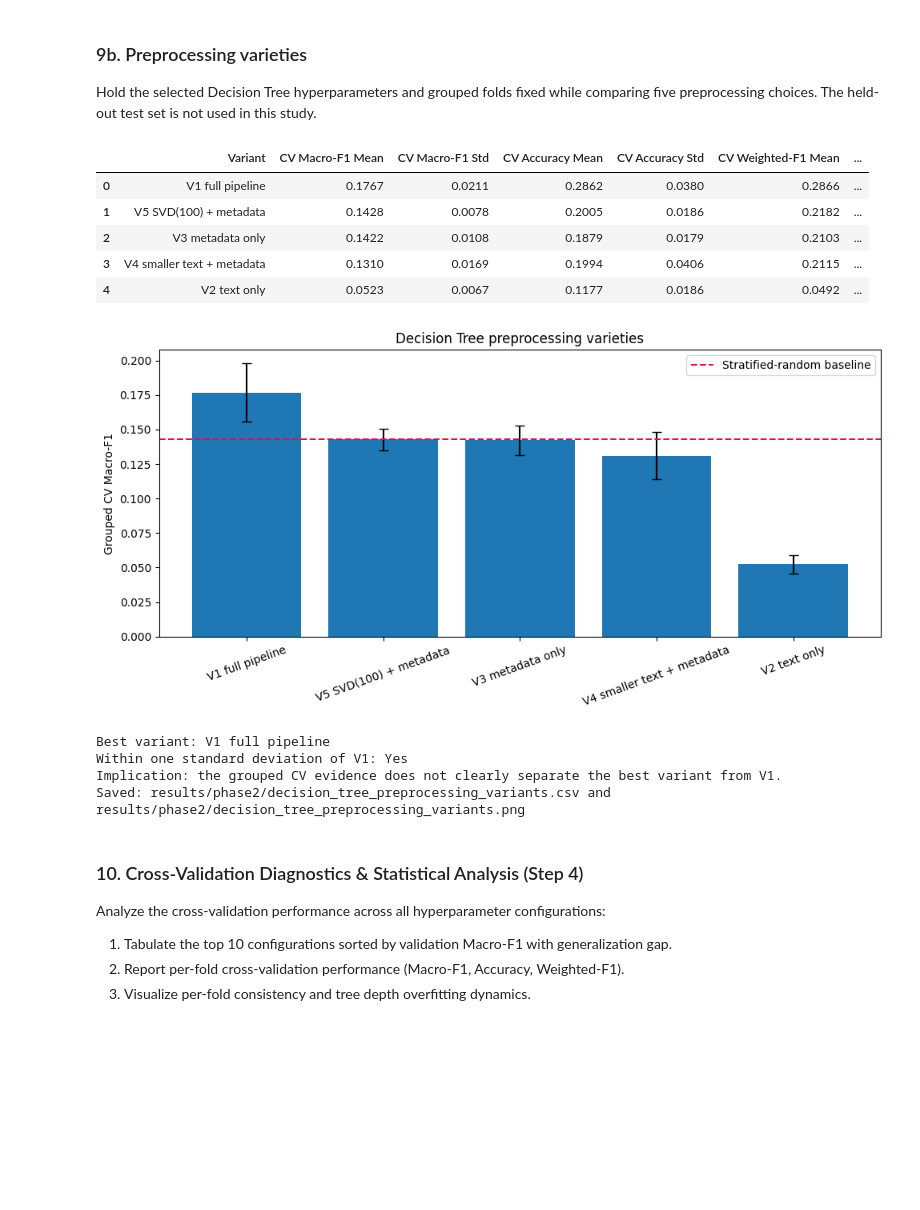
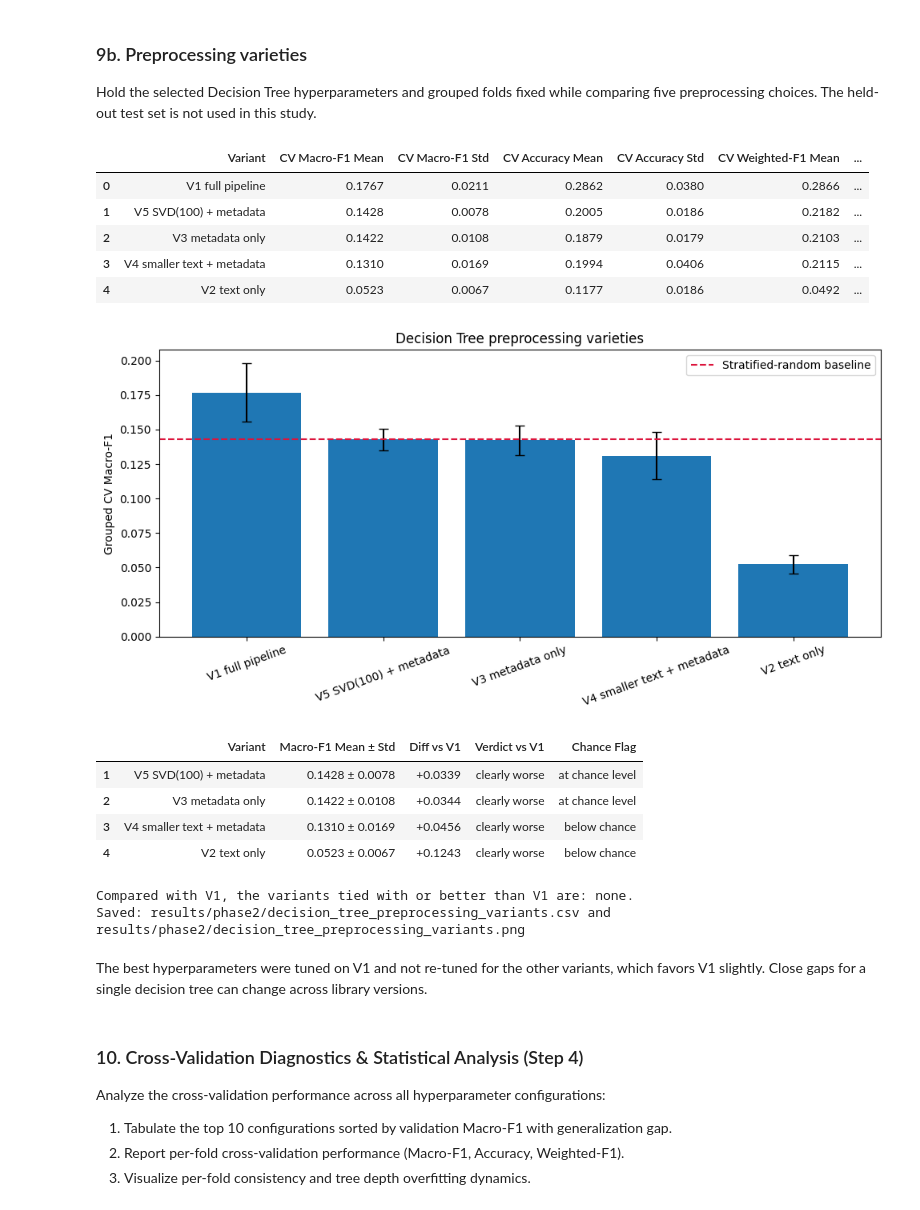
Before and after one commit to it25102877/IT2011-AIML-Project, a Jupyter notebook: notebooks/IT25102877_Model_DecisionTree.ipynb, the cells around one changed output. Drawn from its saved outputs; the diff is of its cells as text; code cells hidden in the pictures; blank space fills up the shorter version.

Commit message:
Complete Member 4 model analysis

```diff
--- a/notebooks/IT25102877_Model_DecisionTree.ipynb
+++ b/notebooks/IT25102877_Model_DecisionTree.ipynb
@@ -432,46 +432,65 @@ for variant_name, variant_preprocessor in variant_preprocessors.items():
         "Overfitting Gap": scores["train_macro_f1"].mean() - scores["test_macro_f1"].mean(),
     })
 
 dt_variants = pd.DataFrame(variant_rows).sort_values("CV Macro-F1 Mean", ascending=False).reset_index(drop=True)
 display(dt_variants.style.format({column: "{:.4f}" for column in dt_variants.columns if column != "Variant"}))
 dt_variants_path = PHASE2_DIR / "decision_tree_preprocessing_variants.csv"
 dt_variants.to_csv(dt_variants_path, index=False)
 
 fig, ax = plt.subplots(figsize=(10, 5))
 ax.bar(dt_variants["Variant"], dt_variants["CV Macro-F1 Mean"], yerr=dt_variants["CV Macro-F1 Std"], capsize=4)
 ax.axhline(BASELINES["stratified_random"]["macro_f1_mean"], color="crimson", linestyle="--", label="Stratified-random baseline")
 ax.set_ylabel("Grouped CV Macro-F1")
 ax.set_title("Decision Tree preprocessing varieties")
 ax.tick_params(axis="x", rotation=20)
 ax.legend()
 fig.tight_layout()
 dt_variants_figure = PHASE2_DIR / "decision_tree_preprocessing_variants.png"
 fig.savefig(dt_variants_figure, dpi=300, bbox_inches="tight")
 plt.show()
 
-best_variant = dt_variants.iloc[0]
 v1_variant = dt_variants.loc[dt_variants["Variant"] == "V1 full pipeline"].iloc[0]
-one_std = max(best_variant["CV Macro-F1 Std"], v1_variant["CV Macro-F1 Std"])
-within_one_std = abs(best_variant["CV Macro-F1 Mean"] - v1_variant["CV Macro-F1 Mean"]) <= one_std
-print(f"Best variant: {best_variant['Variant']}")
-print(f"Within one standard deviation of V1: {'Yes' if within_one_std else 'No'}")
-implication = ("the grouped CV evidence does not clearly separate the best variant from V1" if within_one_std else "the preprocessing choice produces a practically clear CV difference from V1")
-print(f"Implication: {implication}.")
+v1_mean = float(v1_variant["CV Macro-F1 Mean"])
+v1_std = float(v1_variant["CV Macro-F1 Std"])
+saved_dt_results = load_model_results(PHASE2_DIR / "decision_tree_results.json")
+chance_mean = float(saved_dt_results["baselines"]["stratified_random"]["macro_f1_mean"])
+chance_std = float(saved_dt_results["baselines"]["stratified_random"]["macro_f1_std"])
+
+def compare_variant_to_v1(row):
+    mean = float(row["CV Macro-F1 Mean"])
+    std = float(row["CV Macro-F1 Std"])
+    diff = v1_mean - mean
+    tol = max(v1_std, std)
+    verdict = "clearly worse" if diff > tol else ("tied" if abs(diff) <= tol else "clearly better")
+    chance_flag = "at chance level" if abs(mean - chance_mean) <= chance_std else ("below chance" if mean < chance_mean - chance_std else "above chance")
+    return pd.Series({"Diff vs V1": diff, "Tolerance": tol, "Verdict vs V1": verdict, "Chance Flag": chance_flag})
+
+dt_variants[["Diff vs V1", "Tolerance", "Verdict vs V1", "Chance Flag"]] = dt_variants.apply(compare_variant_to_v1, axis=1)
+dt_variants["Macro-F1 Mean ± Std"] = dt_variants.apply(lambda row: f"{row['CV Macro-F1 Mean']:.4f} ± {row['CV Macro-F1 Std']:.4f}", axis=1)
+dt_variants.to_csv(dt_variants_path, index=False)
+dt_variant_conclusion = dt_variants.loc[dt_variants["Variant"] != "V1 full pipeline", ["Variant", "Macro-F1 Mean ± Std", "Diff vs V1", "Verdict vs V1", "Chance Flag"]].copy()
+display(dt_variant_conclusion.style.format({"Diff vs V1": "{:+.4f}"}))
+competitive_variants = dt_variant_conclusion.loc[dt_variant_conclusion["Verdict vs V1"].isin(["tied", "clearly better"]), "Variant"].tolist()
+competitive_text = ", ".join(competitive_variants) if competitive_variants else "none"
+print(f"Compared with V1, the variants tied with or better than V1 are: {competitive_text}.")
 print(f"Saved: {rel(dt_variants_path)} and {rel(dt_variants_figure)}")
-if best_variant["Variant"] != "V1 full pipeline" and best_variant["CV Macro-F1 Mean"] - v1_variant["CV Macro-F1 Mean"] > one_std:
-    raise RuntimeError("STOP: a preprocessing variant beats V1 by more than the larger standard deviation; the final test evaluation must be rerun once.")
 # %% [output]
 |  | Variant | CV Macro-F1 Mean | CV Macro-F1 Std | CV Accuracy Mean | CV Accuracy Std | CV Weighted-F1 Mean | ... |
 | 0 | V1 full pipeline | 0.1767 | 0.0211 | 0.2862 | 0.0380 | 0.2866 | ... |
 | 1 | V5 SVD(100) + metadata | 0.1428 | 0.0078 | 0.2005 | 0.0186 | 0.2182 | ... |
 | 2 | V3 metadata only | 0.1422 | 0.0108 | 0.1879 | 0.0179 | 0.2103 | ... |
 | 3 | V4 smaller text + metadata | 0.1310 | 0.0169 | 0.1994 | 0.0406 | 0.2115 | ... |
 | 4 | V2 text only | 0.0523 | 0.0067 | 0.1177 | 0.0186 | 0.0492 | ... |
 [figure]
+|  | Variant | Macro-F1 Mean ± Std | Diff vs V1 | Verdict vs V1 | Chance Flag |
+| 1 | V5 SVD(100) + metadata | 0.1428 ± 0.0078 | +0.0339 | clearly worse | at chance level |
+| 2 | V3 metadata only | 0.1422 ± 0.0108 | +0.0344 | clearly worse | at chance level |
+| 3 | V4 smaller text + metadata | 0.1310 ± 0.0169 | +0.0456 | clearly worse | below chance |
+| 4 | V2 text only | 0.0523 ± 0.0067 | +0.1243 | clearly worse | below chance |
-Best variant: V1 full pipeline
-Within one standard deviation of V1: Yes
-Implication: the grouped CV evidence does not clearly separate the best variant from V1.
+Compared with V1, the variants tied with or better than V1 are: none.
 Saved: results/phase2/decision_tree_preprocessing_variants.csv and results/phase2/decision_tree_preprocessing_variants.png
+# %% [markdown]
+The best hyperparameters were tuned on V1 and not re-tuned for the other variants, which favors V1 slightly. Close gaps for a single decision tree can change across library versions.
 # %% [markdown]
 ### 10. Cross-Validation Diagnostics & Statistical Analysis (Step 4)
 Analyze the cross-validation performance across all hyperparameter configurations:
```
Also changed, not shown: parts of 7 cells of this notebook, 4 other files.
